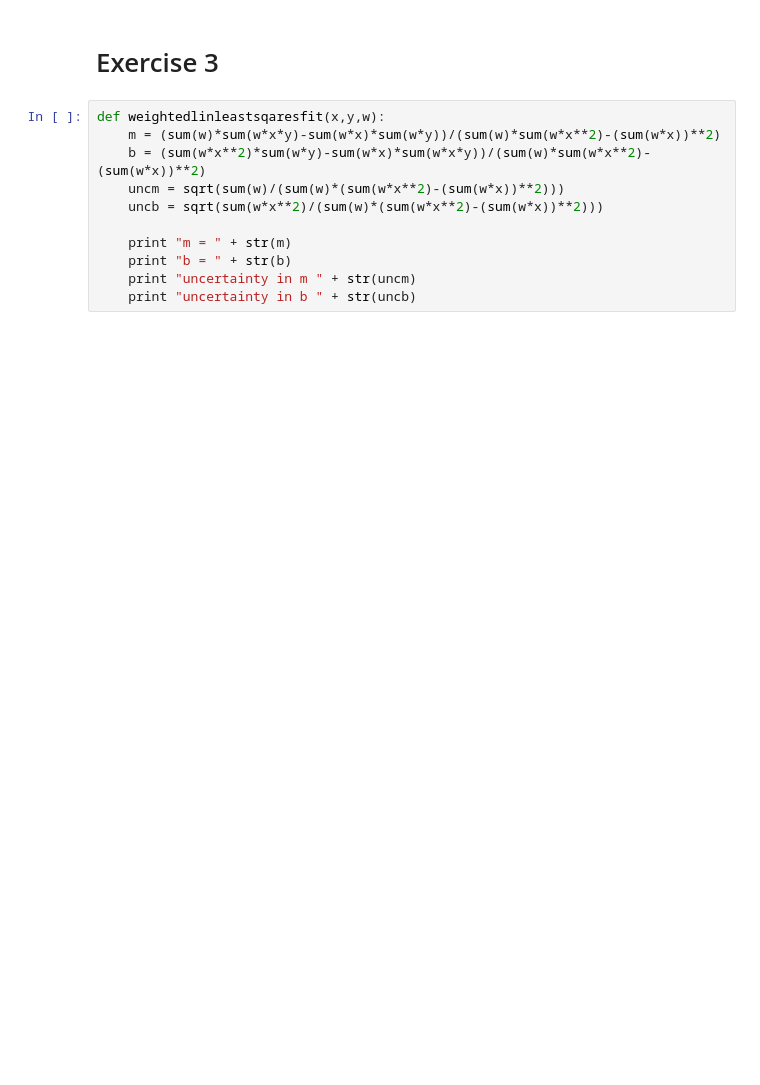
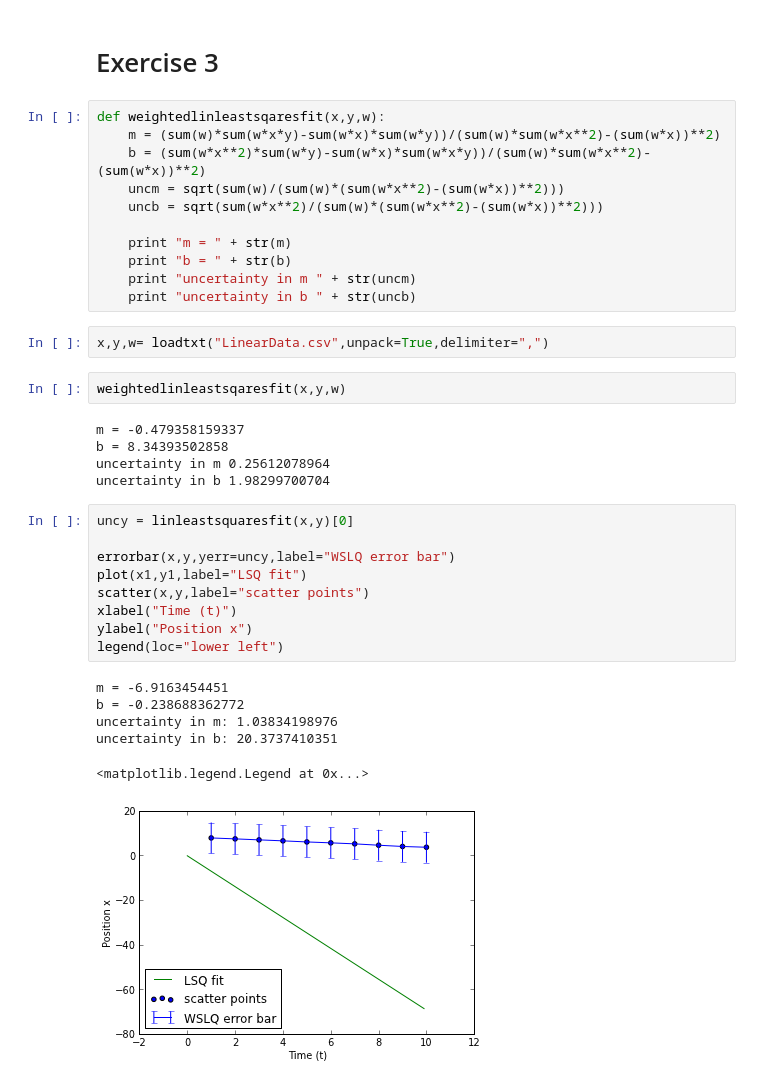
Before and after one commit to cdcunnin/PHYS202-S13, a Jupyter notebook: week9/Data IO.ipynb, the cells around one changed output. Cells and saved outputs as stored; diff of their text form; blank space fills up the shorter version.

Commit message:
Data I/O updated

```diff
--- a/week9/Data IO.ipynb
+++ b/week9/Data IO.ipynb
@@ -116,3 +140,28 @@ def weightedlinleastsqaresfit(x,y,w):
     print "b = " + str(b)
     print "uncertainty in m " + str(uncm)
     print "uncertainty in b " + str(uncb)
+# %%
+x,y,w= loadtxt("LinearData.csv",unpack=True,delimiter=",")
+# %%
+weightedlinleastsqaresfit(x,y,w)
+# %% [output]
+m = -0.479358159337
+b = 8.34393502858
+uncertainty in m 0.25612078964
+uncertainty in b 1.98299700704
+# %%
+uncy = linleastsquaresfit(x,y)[0]
+
+errorbar(x,y,yerr=uncy,label="WSLQ error bar")
+plot(x1,y1,label="LSQ fit")
+scatter(x,y,label="scatter points")
+xlabel("Time (t)")
+ylabel("Position x")
+legend(loc="lower left")
+# %% [output]
+m = -6.9163454451
+b = -0.238688362772
+uncertainty in m: 1.03834198976
+uncertainty in b: 20.3737410351
+<matplotlib.legend.Legend at 0x...>
+[figure, added]
```
Also changed, not shown: parts of 3 cells of this notebook, 1 other file.
